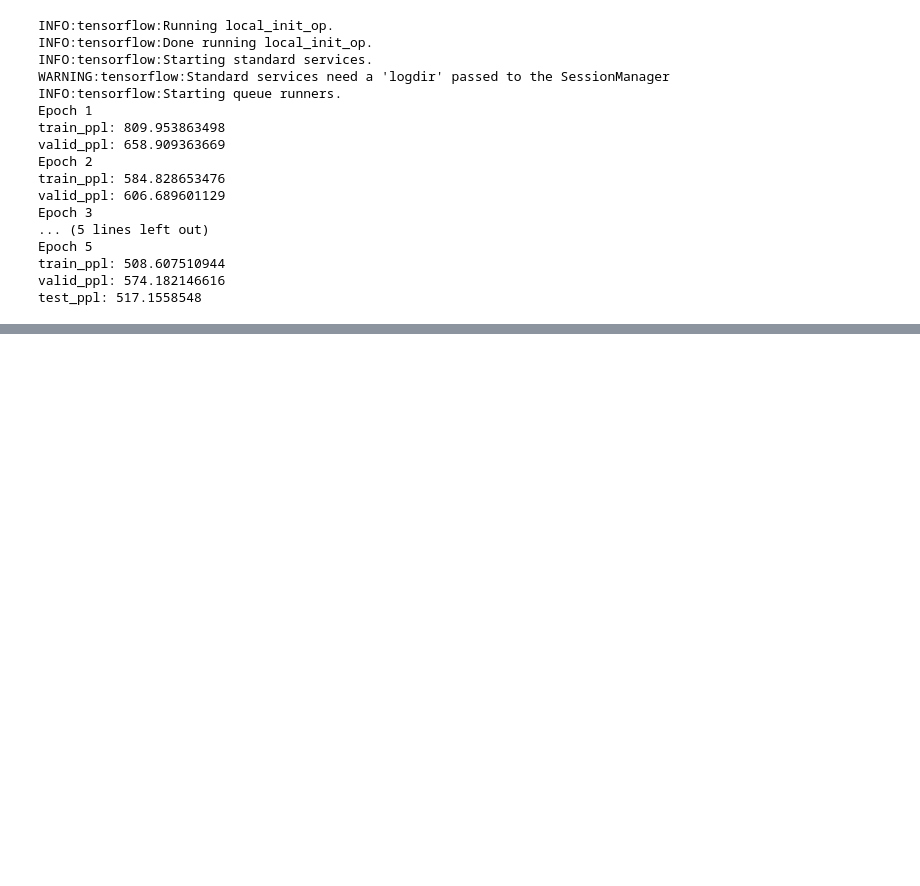
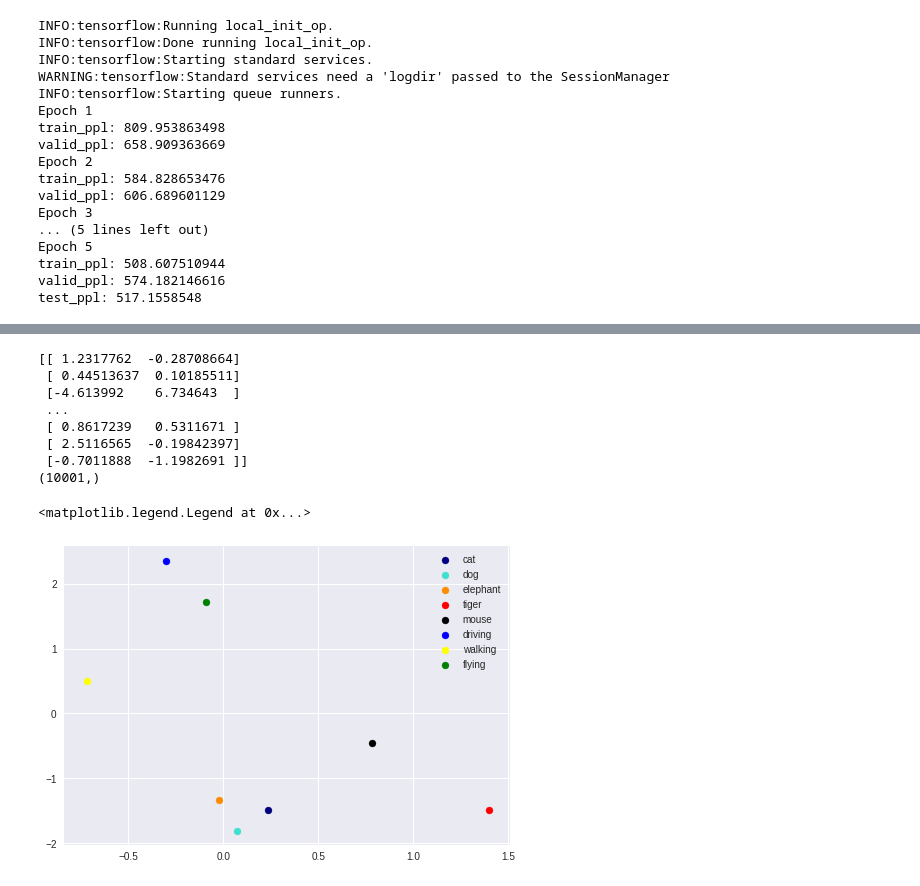
Before and after one commit to lverwimp/RNN_language_modeling, a Jupyter notebook: rnn_lms_extended.ipynb, the cells around one changed output, grey strips where cells are left out. Drawn from its saved outputs; the diff is of its cells as text; code cells hidden in the pictures; blank space fills up the shorter version.

```diff
--- a/rnn_lms_extended.ipynb
+++ b/rnn_lms_extended.ipynb
@@ -342,11 +342,17 @@ This function can be called to build, train and test models with different param
 # %%
 def run_lm(cell='LSTM', optimizer='SGD', lr=1,
            embedding_size=64, hidden_size=128,
-           dropout_rate=0.5, inspect_emb=False):
+           dropout_rate=0.5, inspect_emb=False,
+           large_data=False):
   '''
   Creates training, validation and/or test models,
   trains, validates and/or tests the model.
   '''
+
+  if large_data:
+    train_ids = train_ids_large
+    valid_ids = valid_ids_large
+    test_ids = test_ids_large
 
   with tf.Graph().as_default():
 
@@ -392,25 +398,26 @@ def run_lm(cell='LSTM', optimizer='SGD', lr=1,
           print('Epoch {0}'.format(i+1))
 
           train_ppl = run_epoch(session, rnn_train, train_ids)
-          print('train_ppl: {0}'.format(train_ppl))
+          print('Train perplexity: {0}'.format(train_ppl))
 
           valid_ppl = run_epoch(session, rnn_valid, valid_ids, is_training=False)
-          print('valid_ppl: {0}'.format(valid_ppl))
+          print('Validation perplexity: {0}'.format(valid_ppl))
 
         save_path = saver.save(session, "models/rnn.ckpt")
         print('Saved the model to ',save_path)
 
         test_ppl = run_epoch(session, rnn_test, test_ids, is_training=False)
-        print('test_ppl: {0}'.format(test_ppl))
+        print('Test perplexity: {0}'.format(test_ppl))
 
-      if inspect_emb:
-        emb_matrix = tf.get_default_graph().get_tensor_by_name("Model/embedding:0")
+        if inspect_emb:
+          emb_matrix = tf.get_default_graph().get_tensor_by_name("Model/embedding:0")
+          emb_matrix_np = emb_matrix.eval(session=session)
 
-        return emb_matrix
+          return emb_matrix_np
 
-      else:
+        else:
 
-        return None
+          return None
 # %% [markdown]
 ## Training networks
 # %% [markdown]
@@ -695,0 +790,2 @@ Tensor("Model/embedding:0", shape=(10001, 64), dtype=float32_ref)
+# %%
+emb_matrix_large = run_lm(cell='LSTM', optimizer='Adam', lr=0.01, inspect_emb=True, large_data=True)
@@ -695,0 +812,29 @@ Tensor("Model/embedding:0", shape=(10001, 64), dtype=float32_ref)
+# %%
+from sklearn.decomposition import PCA
+import matplotlib.pyplot as plt
+
+pca = PCA(n_components=2)
+principalComponents = pca.fit_transform(emb_matrix_large)
+print(principalComponents)
+print(principalComponents[:,0].shape)
+
+colors = ['navy', 'turquoise', 'darkorange', 'red', 'black', 'blue','yellow','green']
+target_names = ['cat', 'dog', 'elephant', 'tiger', 'mouse', 'driving','walking','flying']
+
+for color, target_name in zip(colors, target_names):
+    plt.scatter(principalComponents[item_to_id[target_name], 0],
+                principalComponents[item_to_id[target_name], 1],
+                color=color,
+                label=target_name)
+plt.legend()
+# %% [output]
+[[ 1.2317762  -0.28708664]
+ [ 0.44513637  0.10185511]
+ [-4.613992    6.734643  ]
+ ...
+ [ 0.8617239   0.5311671 ]
+ [ 2.5116565  -0.19842397]
+ [-0.7011888  -1.1982691 ]]
+(10001,)
+<matplotlib.legend.Legend at 0x...>
+[figure, added]
```
Also changed, not shown: parts of 19 cells of this notebook.
